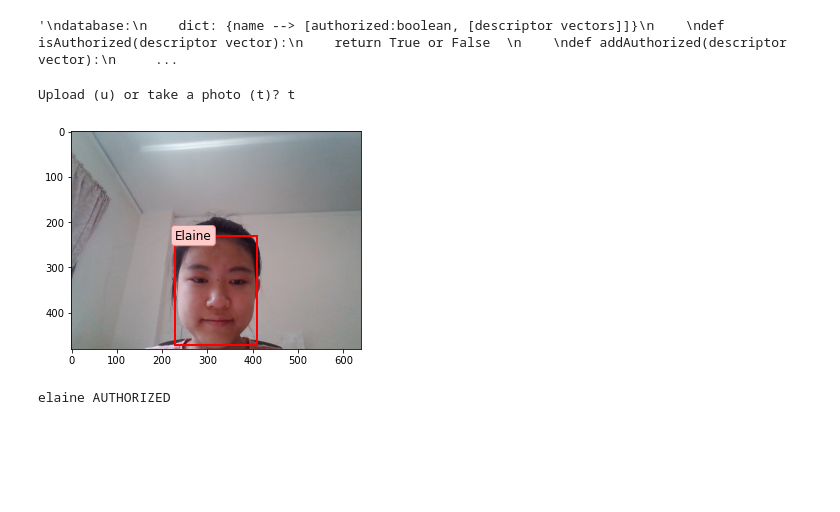
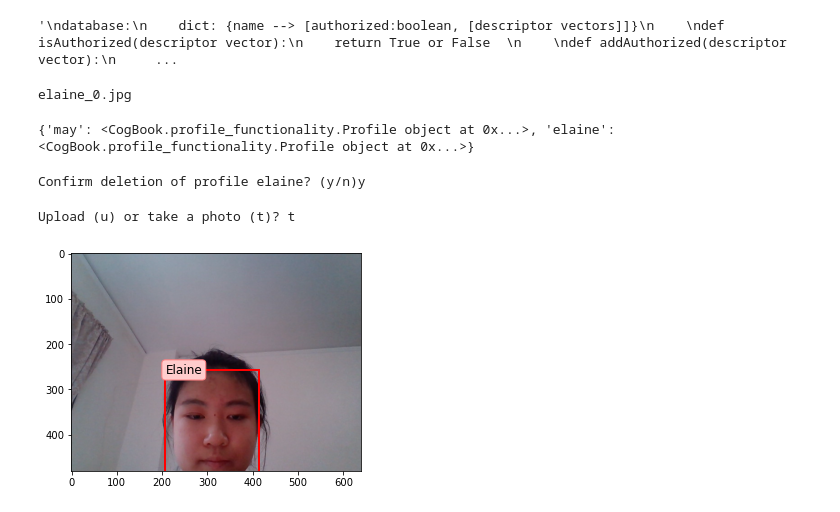
Before and after one commit to Sarcovora/CogWorks-2022-Gausslien-Final-Capstone, a Jupyter notebook: Car Cop/Login Database.ipynb, the cells around one changed output. Cells and saved outputs as stored; diff of their text form; code cells hidden in the pictures; blank space fills up the shorter version.

```diff
--- a/Car Cop/Login Database.ipynb
+++ b/Car Cop/Login Database.ipynb
@@ -92,0 +43,52 @@ save_profiles_to_file(profileDB)
+# %%
+#resets database
+from CogBook import *
+import skimage.io as io
+#from PIL import Image
+from shutil import move
+
+import pickle
+import numpy as np
+import os
+
+
+
+# assign directory
+directory = r'C:\Users\ejian\CogWorks-2022-Gausslien-Final-Capstone\Car Cop\Images'
+loadedDir = r'C:\Users\ejian\CogWorks-2022-Gausslien-Final-Capstone\Car Cop\Loaded_Images'
+
+# iterate over files in
+# that directory
+fileList = []
+
+for filename in os.listdir(directory):
+    filepath = os.path.join(directory, filename)
+    destination = os.path.join(loadedDir, filename)
+
+    if os.path.isfile(filepath):
+        fileList.append((filepath, filename, destination))
+
+
+profileDB = load_profiles_from_file()
+
+for fileInfo in fileList:
+    print(fileInfo[1])
+
+    name, number = fileInfo[1].split(".")[0].split("_")
+
+
+    img_data = io.imread(str(fileInfo[0]))
+
+    if img_data.shape[-1] == 4:
+        img_data = img_data[..., :-1]
+
+    # img_data = np.array(Image.open(fileInfo[0]))[:,:,:-1]
+    descriptors = get_descriptors(img_data)
+
+    save_vector_to_profile(profileDB, name, descriptors[0])
+
+    move(fileInfo[0], fileInfo[2])
+
+save_profiles_to_file(profileDB)
+# %% [output]
+elaine_0.jpg
@@ -93,39 +102,40 @@ save_profiles_to_file(profileDB)
+# %%
+print(profileDB)
+# %% [output]
+{'may': <CogBook.profile_functionality.Profile object at 0x...>, 'elaine': <CogBook.profile_functionality.Profile object at 0x...>}
+# %%
+remove_profile(profileDB, "elaine")
+# %% [output]
+Confirm deletion of profile elaine? (y/n)y
 # %%
 #main testing
 from CogBook import *
 from CogBook import label_faces
 from PIL import Image
 from camera import take_picture
 import numpy as np
 import skimage.io as io
 
 while True:
     choice = input("Upload (u) or take a photo (t)? ")
 
     if choice=="u":
         filepath = input("Filepath: ")
         # pic = np.array(Image.open(filepath))[:,:,:3]
         # shape-(Height, Width, Color)
         pic = io.imread(str(filepath))
         if pic.shape[-1] == 4:
             # Image is RGBA, where A is alpha -> transparency
             # Must make image RGB.
             pic = pic[..., :-1]  # png -> RGB
         label_faces(pic)
         break
     elif choice=="t":
         pic = take_picture()
         label_faces(pic)
-        descrip = get_descriptors(pic)[0]
-        authorized = isAuthorized(descrip, 0.5)
-        print(authorized)
-        if authorized == "UNAUTHORIZED":
-            name = input("Enter name")
-            save_vector_to_profile(profileDB, name, descrip)
         break
     else:
         print("Invalid input. Try again. ")
 # %% [output]
 Upload (u) or take a photo (t)? t
-[figure, old version]
+[figure, new version]
-elaine AUTHORIZED
```
Also changed, not shown: parts of 7 cells of this notebook, 6 other files.
